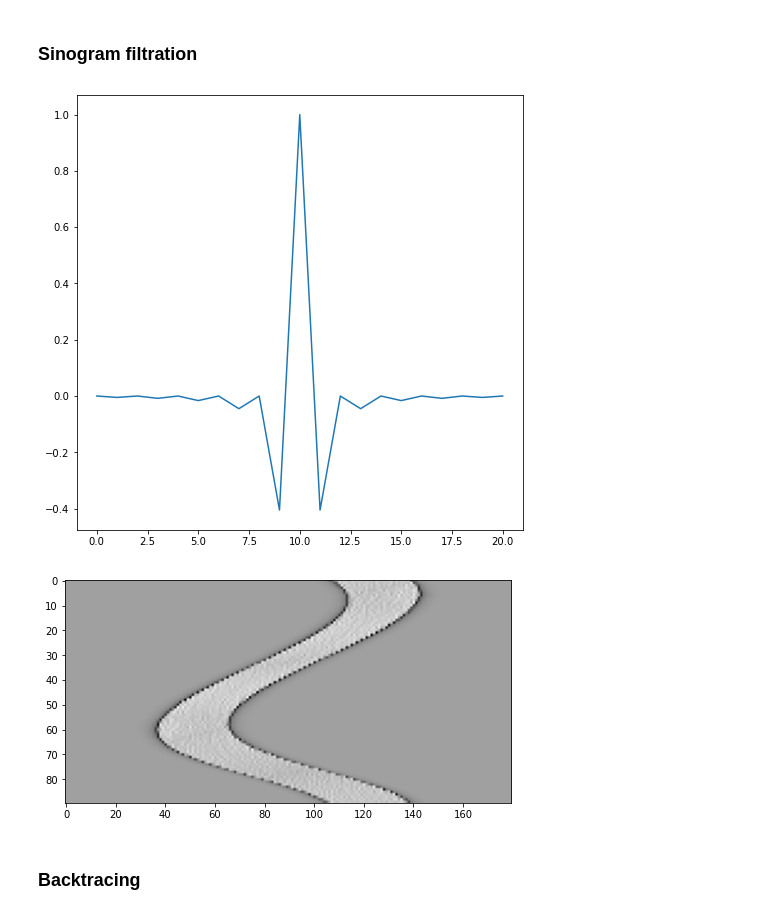
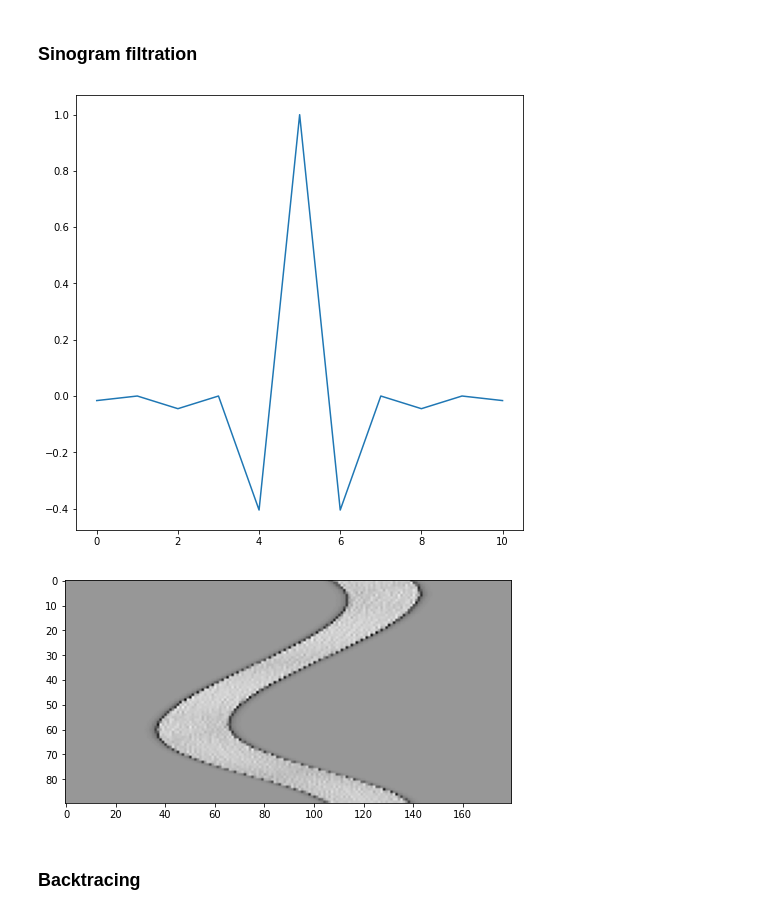
Before and after one commit to Drske/CT-Scanner_Simulation, a Jupyter notebook: main.ipynb, the cells around one changed output. Saved outputs shown, nothing was run; the diff lists cells and outputs as text; code cells hidden in the pictures.

```diff
--- a/main.ipynb
+++ b/main.ipynb
@@ -17,12 +17,16 @@ matplotlib.rcParams['figure.figsize'] = [8, 8]
 wdg_path = widgets.Text(value='./example_photos/Kropka.jpg', placeholder='Type path to a file', description='Path to a file:')
 wdg_scans = widgets.IntSlider(value=90, min=90, max=720, step = 90, description='Number of scans:')
 wdg_detectors = widgets.IntSlider(value=180, min=90, max=720, step = 90, description='Number of detectors:')
+wdg_kernel_size = widgets.IntSlider(value=11, min=1, max=101, step = 2, description='Kernel size:')
 wdg_opening = widgets.IntSlider(value=135, min=45, max=270, step = 45, description='Opening width:')
+wdg_display_steps = widgets.Checkbox(value=True,description='Show steps:',disabled=False,indent=False)
 
 display(wdg_path)
 display(wdg_scans)
 display(wdg_detectors)
 display(wdg_opening)
+display(wdg_kernel_size)
+display(wdg_display_steps)
 # %% [output]
 Text(value='./example_photos/Kropka.jpg', description='Path to a file:', placeholder='Type path to a file')
 [interactive output not drawn]
@@ -39,8 +45,10 @@ if len(np.shape(input_img)) == 3:
 scans = wdg_scans.value
 detectors = wdg_detectors.value
 opening = wdg_opening.value
+kernel_size = wdg_kernel_size.value
+display_steps = wdg_display_steps.value
 
-print(scans, detectors, opening)
+print(scans, detectors, opening, kernel_size, display_steps)
 
 plt.imshow(input_img, cmap = 'gray')
 plt.show()
@@ -87,8 +95,9 @@ preview_img = cv2.cvtColor(preview_img,cv2.COLOR_GRAY2RGB)
 preview_img = cv2.copyMakeBorder(preview_img, border_width, border_width, border_width, border_width, cv2.BORDER_CONSTANT, value = (0,0,0))
 
 for _ in range(scans):
-    shots.append(deepcopy(preview_img))
-    cv2.circle(shots[-1], (cx + border_width, cy + border_width), radius, (255,0,255), 1)
+    if display_steps:
+        shots.append(deepcopy(preview_img))
+        cv2.circle(shots[-1], (cx + border_width, cy + border_width), radius, (255,0,255), 1)
 
     # Calculating emiter's position
     xe = radius * np.cos(np.deg2rad(alpha))
@@ -97,7 +106,8 @@ for _ in range(scans):
     E.append((int(cx + xe), int(cy + (-1)*ye)))
 
     # Drawing emiter over an image
-    cv2.circle(shots[-1], (E[-1][0] + border_width, E[-1][1] + border_width), 7, (0,255,0), 3)
+    if display_steps:
+        cv2.circle(shots[-1], (E[-1][0] + border_width, E[-1][1] + border_width), 7, (0,255,0), 3)
 
     D.append([])
     sinogram.append([])
@@ -110,7 +120,8 @@ for _ in range(scans):
         D[-1].append((int(xd + cx), int((-1)*yd + cy)))
 
         # Drawing detector on the image
-        cv2.circle(shots[-1], (D[-1][-1][0] + border_width, D[-1][-1][1] + border_width), 3, (255,0,0), 1)
+        if display_steps:
+            cv2.circle(shots[-1], (D[-1][-1][0] + border_width, D[-1][-1][1] + border_width), 3, (255,0,0), 1)
 
         # Calculating points of the line
         line_x_points, line_y_points = line_nd(E[-1], D[-1][-1])
@@ -120,7 +131,8 @@ for _ in range(scans):
 
         for (x, y) in zip(line_x_points, line_y_points):
             # Drawing line on the image
-            cv2.circle(shots[-1], (x + border_width, y + border_width), 0, (0,0,255), -1)
+            if display_steps:
+                cv2.circle(shots[-1], (x + border_width, y + border_width), 0, (0,0,255), -1)
 
             # Calculating mean brightness
             if x >= 0 and x < img_heigth and y >= 0 and y < img_width:
@@ -157,25 +167,25 @@ plt.show()
 ### Sinogram filtration
 # %%
 kernel = []
-for k in range(-10, 11):
+for k in range(-int(np.floor(kernel_size/2)), int(np.ceil(kernel_size/2))):
     if k == 0:
         kernel.append(1)
     else:
         if k % 2 == 0:
             kernel.append(0)
         else:
             kernel.append((-4 / np.pi**2)/(k**2))
 
-plt.plot([k for k in range(21)], kernel)
+plt.plot([k for k in range(kernel_size)], kernel)
 plt.show()
 
 for i in range(len(sinogram)):
     sinogram[i] = np.convolve(sinogram[i], kernel, mode='same')
 
 plt.imshow(sinogram, cmap='gray')
 plt.show()
 # %% [output]
-[figure, old version]
+[figure, new version]
 [figure]
 # %% [markdown]
 ### Backtracing
```
Also changed, not shown: parts of 6 cells of this notebook.
